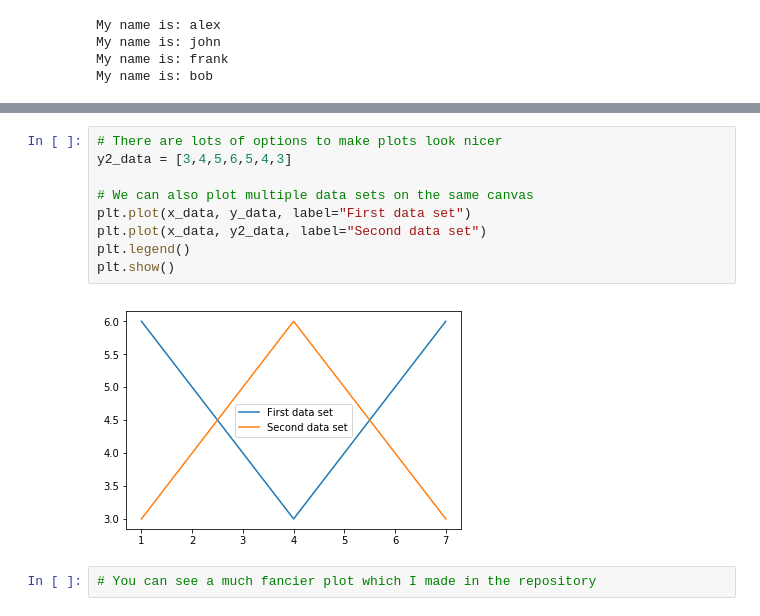
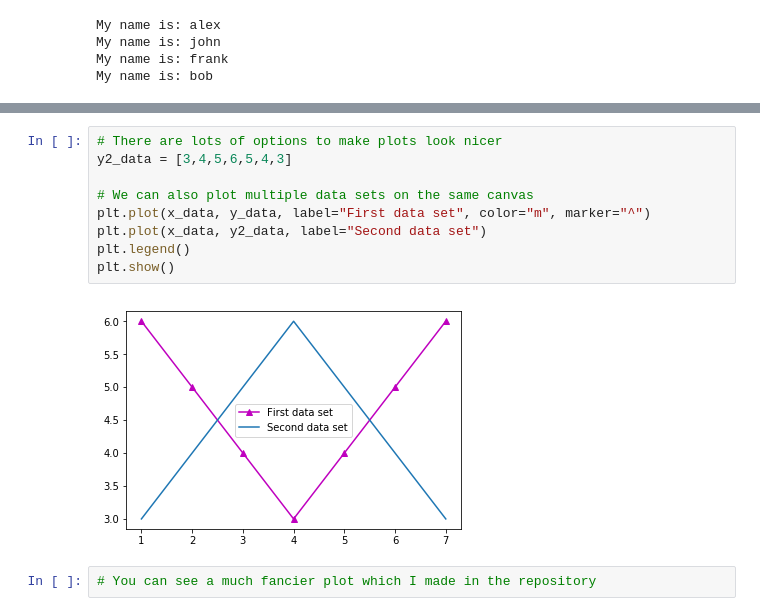
Before and after one commit to unicsmcr/coding-classes, a Jupyter notebook: week9/week9example.ipynb, the cells around one changed output, grey strips where cells are left out. Cells and saved outputs as stored; diff of their text form.

```diff
--- a/week9/week9example.ipynb
+++ b/week9/week9example.ipynb
@@ -46,13 +50,13 @@ plt.show() # Tell matplotlib to show it to us
 # %%
 # There are lots of options to make plots look nicer
 y2_data = [3,4,5,6,5,4,3]
 
 # We can also plot multiple data sets on the same canvas
-plt.plot(x_data, y_data, label="First data set")
+plt.plot(x_data, y_data, label="First data set", color="m", marker="^")
 plt.plot(x_data, y2_data, label="Second data set")
 plt.legend()
 plt.show()
 # %% [output]
-[figure, old version]
+[figure, new version]
 # %%
 # You can see a much fancier plot which I made in the repository
```
Also changed, not shown: parts of 2 cells of this notebook, 3 other files.
